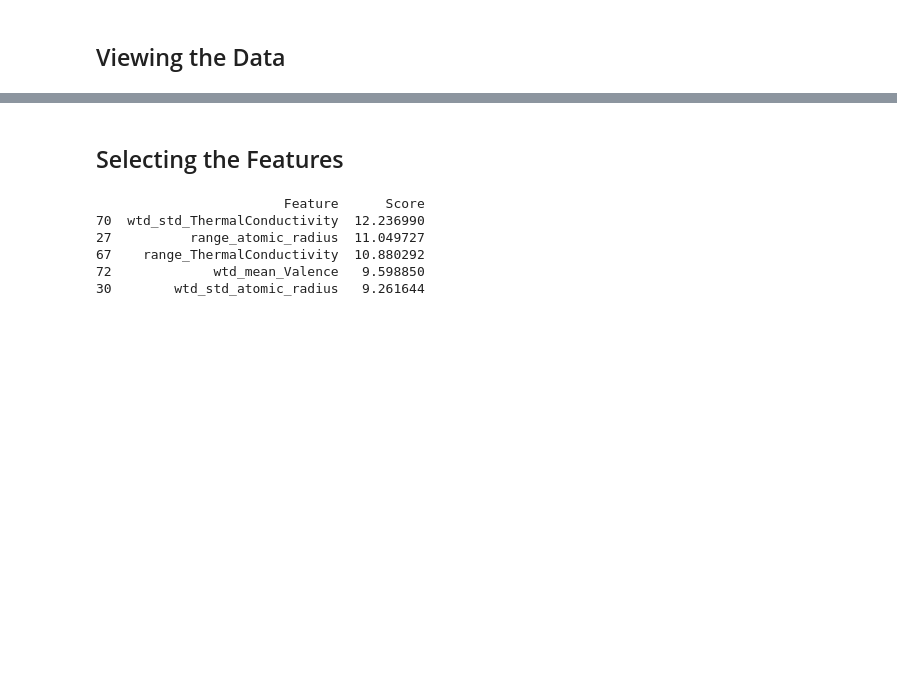
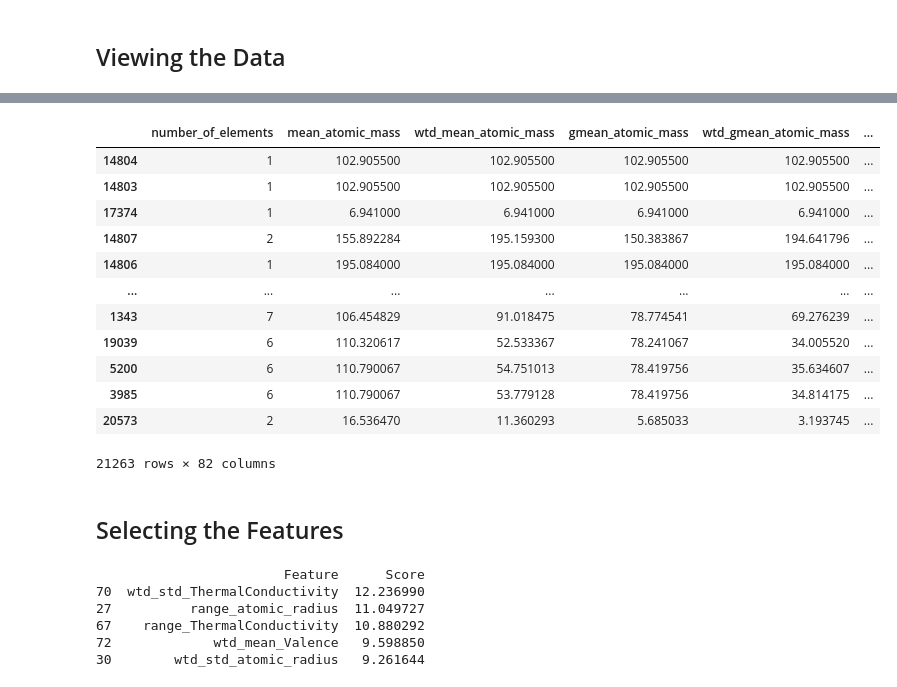
Before and after one commit to jrenning/Semiconducter_Analysis, a Jupyter notebook: main.ipynb, the cells around one changed output, grey strips where cells are left out. Cells and saved outputs as stored; diff of their text form; code cells hidden in the pictures; blank space fills up the shorter version.

```diff
--- a/main.ipynb
+++ b/main.ipynb
@@ -52,3 +64,22 @@ df_train.info()
+# %%
+# sort data by critical temperature to have a better view of the low and high values of critical temperatures
+df_train = df_train.sort_values(by='critical_temp',axis=0)
+
+df_train
+# %% [output]
+|  | number_of_elements | mean_atomic_mass | wtd_mean_atomic_mass | gmean_atomic_mass | wtd_gmean_atomic_mass | ... |
+| 14804 | 1 | 102.905500 | 102.905500 | 102.905500 | 102.905500 | ... |
+| 14803 | 1 | 102.905500 | 102.905500 | 102.905500 | 102.905500 | ... |
+| 17374 | 1 | 6.941000 | 6.941000 | 6.941000 | 6.941000 | ... |
+| 14807 | 2 | 155.892284 | 195.159300 | 150.383867 | 194.641796 | ... |
+| 14806 | 1 | 195.084000 | 195.084000 | 195.084000 | 195.084000 | ... |
+| ... | ... | ... | ... | ... | ... | ... |
+| 1343 | 7 | 106.454829 | 91.018475 | 78.774541 | 69.276239 | ... |
+| 19039 | 6 | 110.320617 | 52.533367 | 78.241067 | 34.005520 | ... |
+| 5200 | 6 | 110.790067 | 54.751013 | 78.419756 | 35.634607 | ... |
+| 3985 | 6 | 110.790067 | 53.779128 | 78.419756 | 34.814175 | ... |
+| 20573 | 2 | 16.536470 | 11.360293 | 5.685033 | 3.193745 | ... |
+21263 rows × 82 columns
 # %% [markdown]
 ## Selecting the Features
 # %%
```
Also changed, not shown: parts of 24 cells of this notebook.
